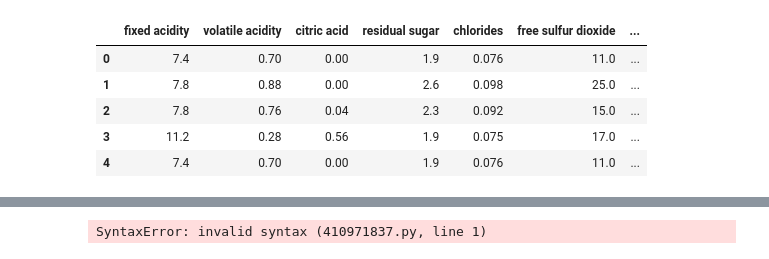
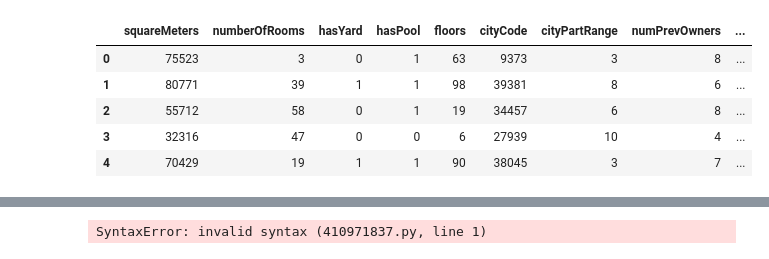
Before and after one commit to adityan18/Minor, a Jupyter notebook: DataSet/binary.ipynb, the cells around one changed output, grey strips where cells are left out. Saved outputs shown, nothing was run; the diff lists cells and outputs as text; code cells hidden in the pictures.

```diff
--- a/DataSet/binary.ipynb
+++ b/DataSet/binary.ipynb
@@ -7,15 +7,15 @@ def convert(x):
 
     return int(y.bin(frac_dot=False), 2)
 # %%
-df = pd.read_csv('winequality-red.csv')
+df = pd.read_csv('ParisHousing.csv')
 df.head()
 # %% [output]
-|  | fixed acidity | volatile acidity | citric acid | residual sugar | chlorides | free sulfur dioxide | ... |
-| 0 | 7.4 | 0.70 | 0.00 | 1.9 | 0.076 | 11.0 | ... |
-| 1 | 7.8 | 0.88 | 0.00 | 2.6 | 0.098 | 25.0 | ... |
-| 2 | 7.8 | 0.76 | 0.04 | 2.3 | 0.092 | 15.0 | ... |
-| 3 | 11.2 | 0.28 | 0.56 | 1.9 | 0.075 | 17.0 | ... |
-| 4 | 7.4 | 0.70 | 0.00 | 1.9 | 0.076 | 11.0 | ... |
+|  | squareMeters | numberOfRooms | hasYard | hasPool | floors | cityCode | cityPartRange | numPrevOwners | ... |
+| 0 | 75523 | 3 | 0 | 1 | 63 | 9373 | 3 | 8 | ... |
+| 1 | 80771 | 39 | 1 | 1 | 98 | 39381 | 8 | 6 | ... |
+| 2 | 55712 | 58 | 0 | 1 | 19 | 34457 | 6 | 8 | ... |
+| 3 | 32316 | 47 | 0 | 0 | 6 | 27939 | 10 | 4 | ... |
+| 4 | 70429 | 19 | 1 | 1 | 90 | 38045 | 3 | 7 | ... |
 # %%
 df.dropna
 df.describe()
```
Also changed, not shown: parts of 6 cells of this notebook, 3 other files.
